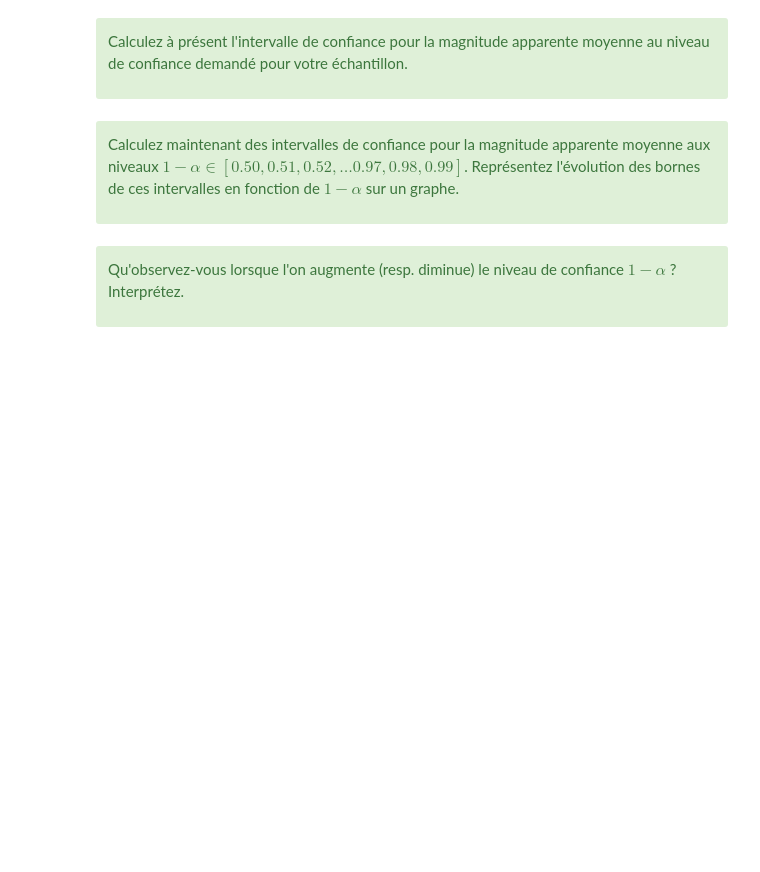
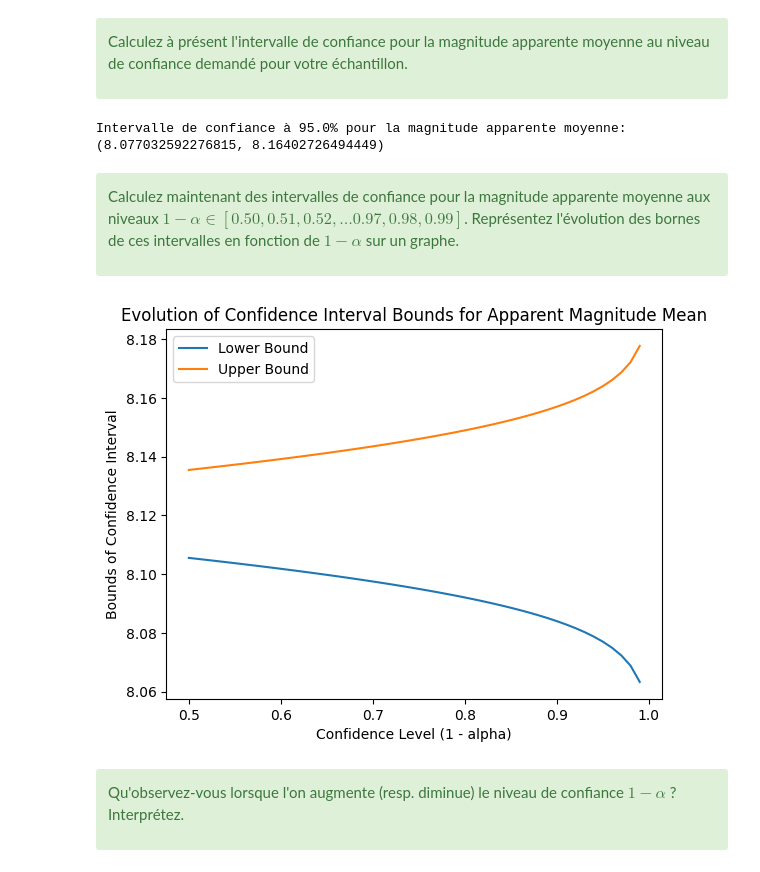
Before and after one commit to LeJzer03/Stat.-Devoir---Github, a Jupyter notebook: math0487_hw2.ipynb, the cells around one changed output. Cells and saved outputs as stored; diff of their text form; code cells hidden in the pictures; blank space fills up the shorter version.

```diff
--- a/math0487_hw2.ipynb
+++ b/math0487_hw2.ipynb
@@ -201,12 +227,46 @@ Au vu de l'histogramme généré à partir des données récoltées, la conditio
 Calculez à présent l'intervalle de confiance pour la magnitude apparente moyenne au niveau de confiance demandé pour votre échantillon.
 
 </div>
+# %%
+# Calculate the mean and standard error of the mean
+mean_vmag = data['Vmag'].mean()
+sem_vmag = stats.sem(data['Vmag'])
+
+# Calculate the confidence interval
+confidence_level = 0.95
+confidence_interval = stats.t.interval(confidence_level, sample_size - 1, loc=mean_vmag, scale=sem_vmag)
+
+print(f"Intervalle de confiance à {confidence_level*100}% pour la magnitude apparente moyenne: {confidence_interval}")
+# %% [output]
+Intervalle de confiance à 95.0% pour la magnitude apparente moyenne: (8.077032592276815, 8.16402726494449)
 # %% [markdown]
 <div class="alert alert-block alert-success">
 
 Calculez maintenant des intervalles de confiance pour la magnitude apparente moyenne aux niveaux $1-\alpha \in [0.50, 0.51, 0.52, \ldots 0.97, 0.98, 0.99]$. Représentez l'évolution des bornes de ces intervalles en fonction de $1-\alpha$ sur un graphe.
 
 </div>
+# %%
+confidence_levels = np.arange(0.50, 1.00, 0.01)
+lower_bounds = []
+upper_bounds = []
+
+mean_vmag = data['Vmag'].mean()
+sem_vmag = stats.sem(data['Vmag'])
+
+for confidence_level in confidence_levels:
+    confidence_interval = stats.t.interval(confidence_level, sample_size - 1, loc=mean_vmag, scale=sem_vmag)
+    lower_bounds.append(confidence_interval[0])
+    upper_bounds.append(confidence_interval[1])
+
+plt.plot(confidence_levels, lower_bounds, label='Lower Bound')
+plt.plot(confidence_levels, upper_bounds, label='Upper Bound')
+plt.xlabel('Confidence Level (1 - alpha)')
+plt.ylabel('Bounds of Confidence Interval')
+plt.title('Evolution of Confidence Interval Bounds for Apparent Magnitude Mean')
+plt.legend()
+plt.show()
+# %% [output]
+[figure, added]
 # %% [markdown]
 <div class="alert alert-block alert-success">
 
```
Also changed, not shown: parts of 15 cells of this notebook, 1 other file.
